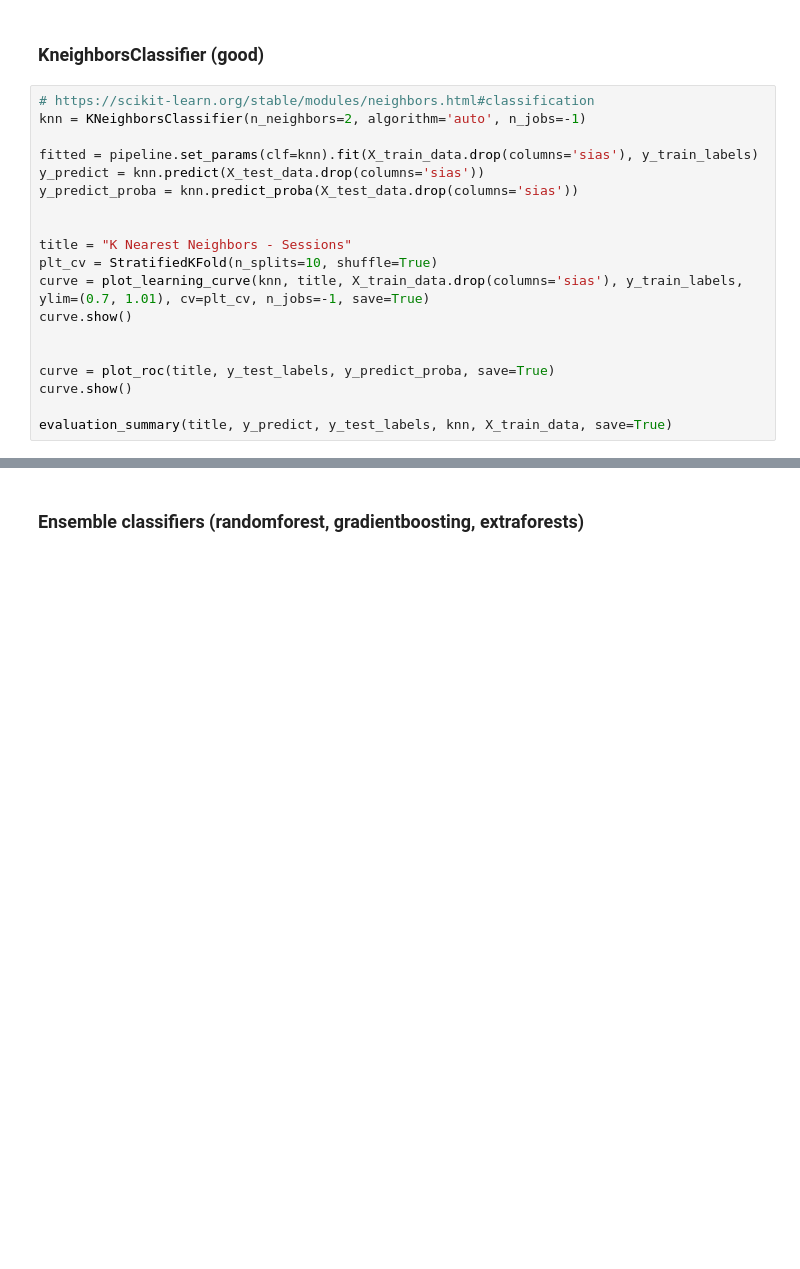
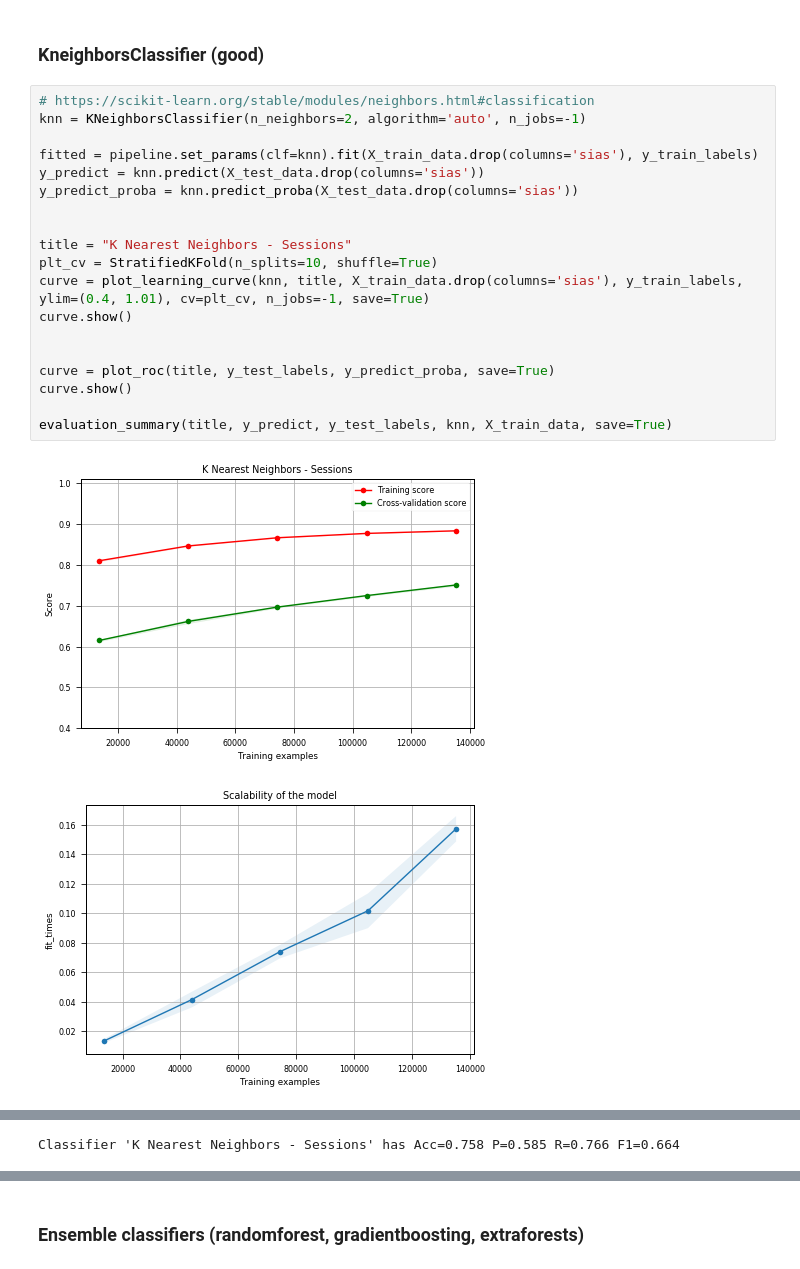
Before and after one commit to modelorona/level4dissertation, a Jupyter notebook: src/analysis/analysis.ipynb, the cells around one changed output, grey strips where cells are left out. Drawn from its saved outputs; the diff is of its cells as text; blank space fills up the shorter version.

```diff
--- a/src/analysis/analysis.ipynb
+++ b/src/analysis/analysis.ipynb
@@ -1067,19 +1087,22 @@ evaluation_summary(title, y_predict, y_test_labels, random_tree, X_train_data, s
 # %%
 # https://scikit-learn.org/stable/modules/neighbors.html#classification
 knn = KNeighborsClassifier(n_neighbors=2, algorithm='auto', n_jobs=-1)
 
 fitted = pipeline.set_params(clf=knn).fit(X_train_data.drop(columns='sias'), y_train_labels)
 y_predict = knn.predict(X_test_data.drop(columns='sias'))
 y_predict_proba = knn.predict_proba(X_test_data.drop(columns='sias'))
 
 
 title = "K Nearest Neighbors - Sessions"
 plt_cv = StratifiedKFold(n_splits=10, shuffle=True)
-curve = plot_learning_curve(knn, title, X_train_data.drop(columns='sias'), y_train_labels, ylim=(0.7, 1.01), cv=plt_cv, n_jobs=-1, save=True)
+curve = plot_learning_curve(knn, title, X_train_data.drop(columns='sias'), y_train_labels, ylim=(0.4, 1.01), cv=plt_cv, n_jobs=-1, save=True)
 curve.show()
 
 
 curve = plot_roc(title, y_test_labels, y_predict_proba, save=True)
 curve.show()
 
 evaluation_summary(title, y_predict, y_test_labels, knn, X_train_data, save=True)
+# %% [output]
+[figure, added]
+[figure, added]
@@ -1085,0 +1111 @@ evaluation_summary(title, y_predict, y_test_labels, knn, X_train_data, save=True
+Classifier 'K Nearest Neighbors - Sessions' has Acc=0.758 P=0.585 R=0.766 F1=0.664
```
Also changed, not shown: parts of 30 cells of this notebook.
